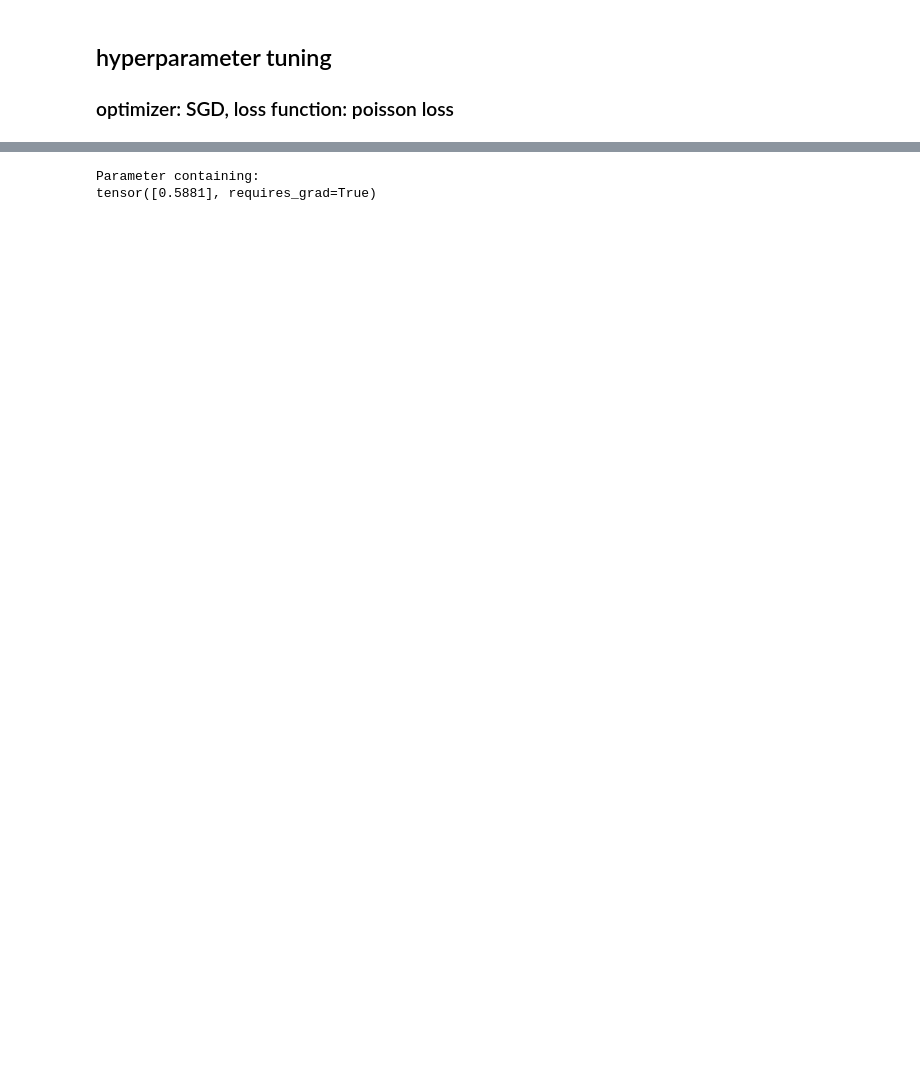
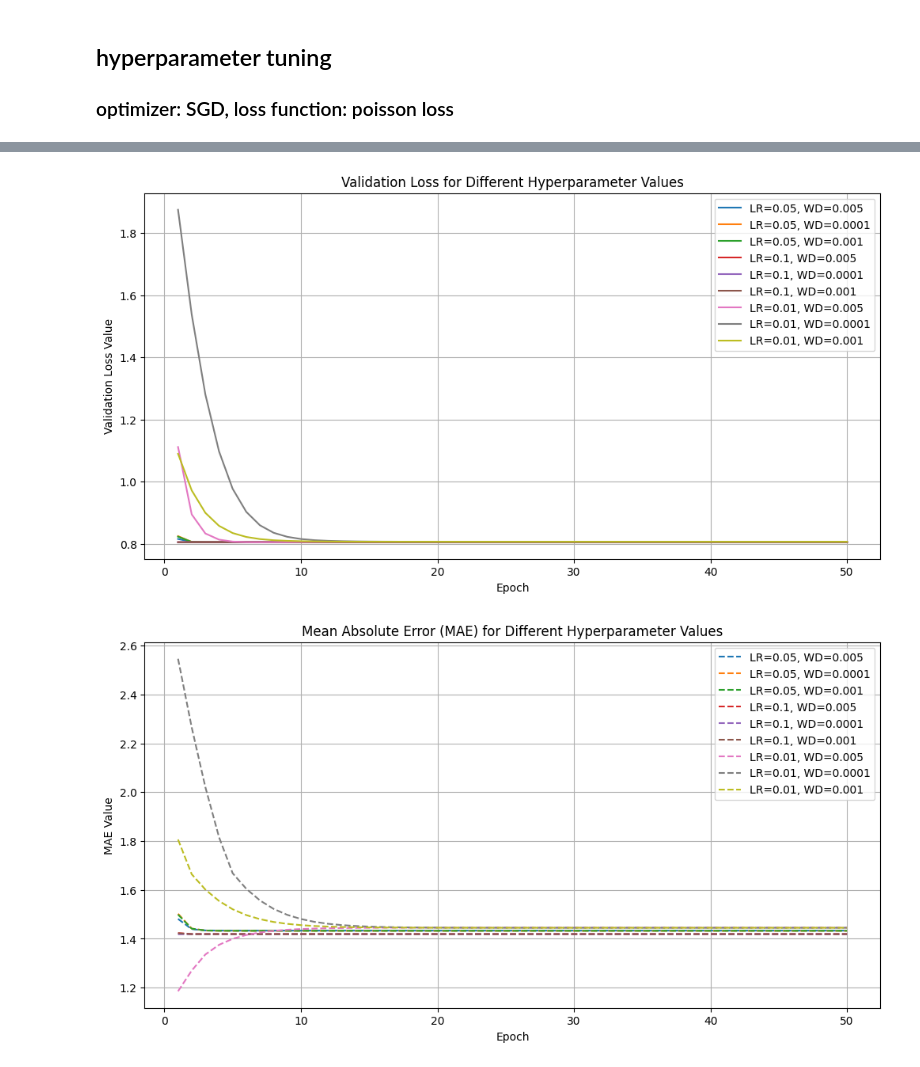
Before and after one commit to Medsabkhi21/blue_yonder, a Jupyter notebook: train.ipynb, the cells around one changed output, grey strips where cells are left out. Drawn from its saved outputs; the diff is of its cells as text; code cells hidden in the pictures; blank space fills up the shorter version.

```diff
--- a/train.ipynb
+++ b/train.ipynb
@@ -89,6 +163,7 @@ AttributeError: 'NoneType' object has no attribute 'zero_grad'
 import itertools
 
 loss_function = "poisson"
+optimizer_name = "SGD"
 learning_rates = [0.05, 0.1, 0.01]
 weight_decays = [0.005, 0.0001,0.001]
 
@@ -100,13 +175,20 @@ best_hyperparameters = {}
 epochs = range(1, num_epochs + 1)
 all_val_maes,all_val_losses =[],[]
 
+# setting up mlflow stuff
+experiment_name = "hyperparams grid search"
+experiment_id = get_or_create_experiment(experiment_name)
+
+mlflow.set_experiment(experiment_name)
+
 
 # Perform grid search
 for lr, weight_decay in itertools.product(learning_rates, weight_decays):
+    print(f"training mean model using LR: {lr},wd: {weight_decay}")
     with mlflow.start_run():
 
         model = MeanModel()
-        optimizer = torch.optim.Adam(model.parameters(), lr=lr, weight_decay=weight_decay)
+        optimizer = get_optimizer(model,lr,weight_decay,optimizer_name)
 
         train_size = int(0.8 * n)
         train_stocks, train_demand, train_sales = stocks[:train_size], demand[:train_size], sales[:train_size]
@@ -138,8 +220,9 @@ for lr, weight_decay in itertools.product(learning_rates, weight_decays):
             # Calculate MAE during validation
             mae = torch.mean(torch.abs(val_outputs - val_sales))
             mae_epoch.append(mae.item())
-            print(f"Epoch: {epoch}, Validation Loss: {val_loss.item()}, MAE: {mae.item()}")
 
+            if (epoch + 1) % 10 == 0:
+                print(f"Epoch: [{epoch + 1}/{num_epochs}], Validation Loss: {val_loss.item()}, MAE: {mae.item()}")
 
             # Log metrics during each epoch
             mlflow.log_metric("MAE validation",  mae.item(), step=epoch)
@@ -150,7 +233,7 @@ for lr, weight_decay in itertools.product(learning_rates, weight_decays):
                 best_loss = val_loss
                 best_hyperparameters = {'lr': lr, 'weight_decay': weight_decay}
 
-
+        # log best params
         mlflow.log_params({"best_lr": best_hyperparameters['lr'], "best_weight_decay": best_hyperparameters['weight_decay']})
         mlflow.log_params({"lr": lr, "weight_decay": weight_decay})
         mlflow.log_metric("best validation loss",best_loss)
@@ -159,30 +242,6 @@ for lr, weight_decay in itertools.product(learning_rates, weight_decays):
         all_val_losses.append(val_losses)
         all_val_maes.append(mae_epoch)
 
-
-# plot loss
-plt.figure(figsize=(12, 6))
-for i, (lr, weight_decay) in enumerate(itertools.product(learning_rates, weight_decays)):
-    plt.plot(range(1, num_epochs + 1), all_val_losses[i], label=f'LR={lr}, WD={weight_decay}')
-
-plt.title('Validation Loss for Different Hyperparameter Values')
-plt.xlabel('Epoch')
-plt.ylabel('Validation Loss Value')
-plt.legend()
-plt.grid(True)
-plt.show()
-
-# plot MAE
-plt.figure(figsize=(12, 6))
-for i, (lr, weight_decay) in enumerate(itertools.product(learning_rates, weight_decays)):
-    plt.plot(range(1, num_epochs + 1), all_val_maes[i], label=f'LR={lr}, WD={weight_decay}', linestyle='--')
-
-plt.title('Mean Absolute Error (MAE) for Different Hyperparameter Values')
-plt.xlabel('Epoch')
-plt.ylabel('MAE Value')
-plt.legend()
-plt.grid(True)
-plt.show()
-
 print("Best Hyperparameters:", best_hyperparameters)
+mlflow.end_run()
 # %% [output]
@@ -209,5 +292,7 @@ Best Hyperparameters: {'lr': 0.1, 'weight_decay': 0.0001}
-# %%
-model.mean
-# %% [output]
-Parameter containing:
-tensor([0.5881], requires_grad=True)
+# %%
+# plot
+plot_loss(learning_rates, weight_decays, num_epochs, all_val_losses)
+plot_mae(learning_rates, weight_decays, num_epochs, all_val_maes)
+# %% [output]
+[figure, added]
+[figure, added]
```
Also changed, not shown: parts of 5 cells of this notebook, 1 other file.
